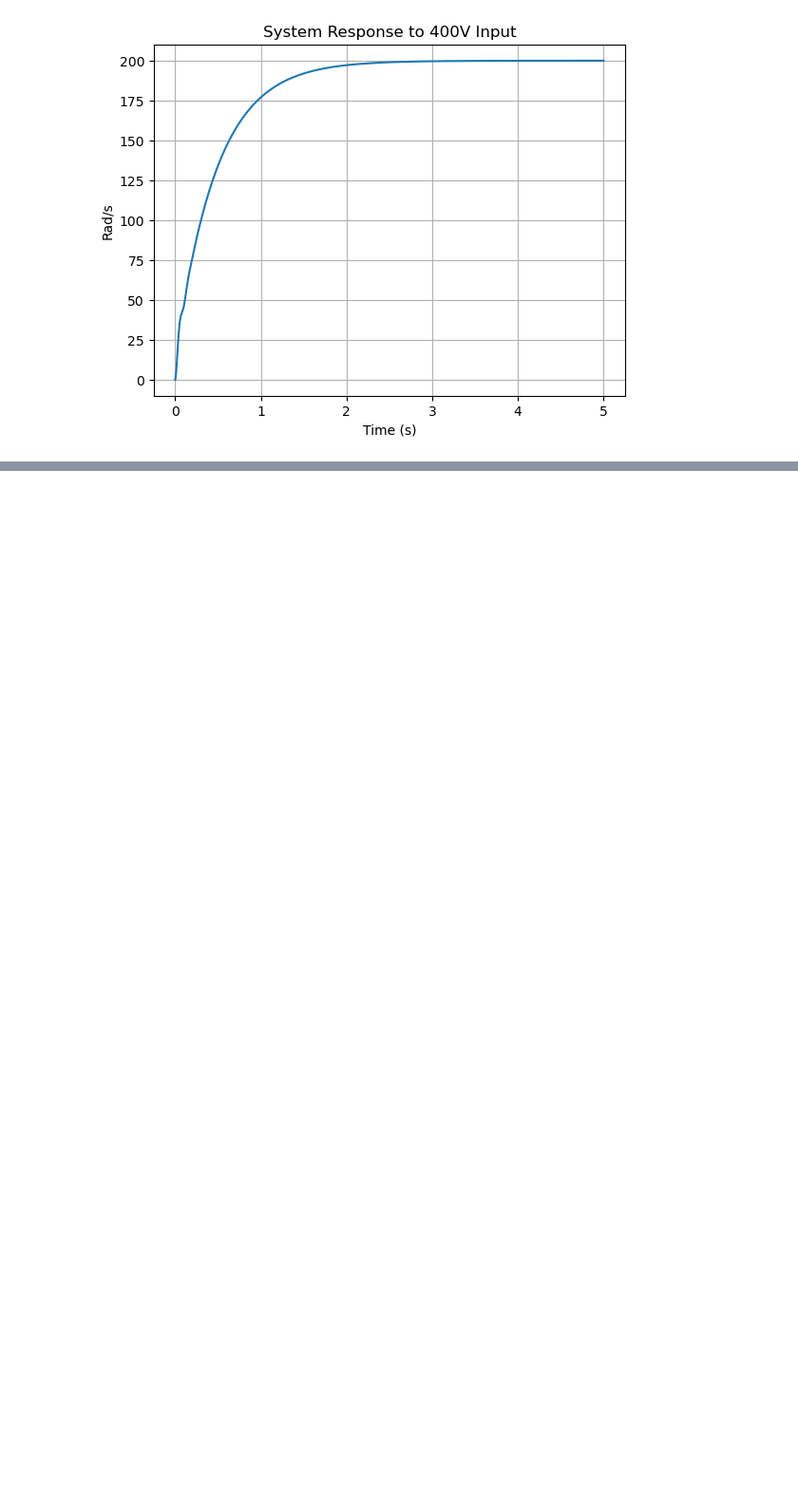
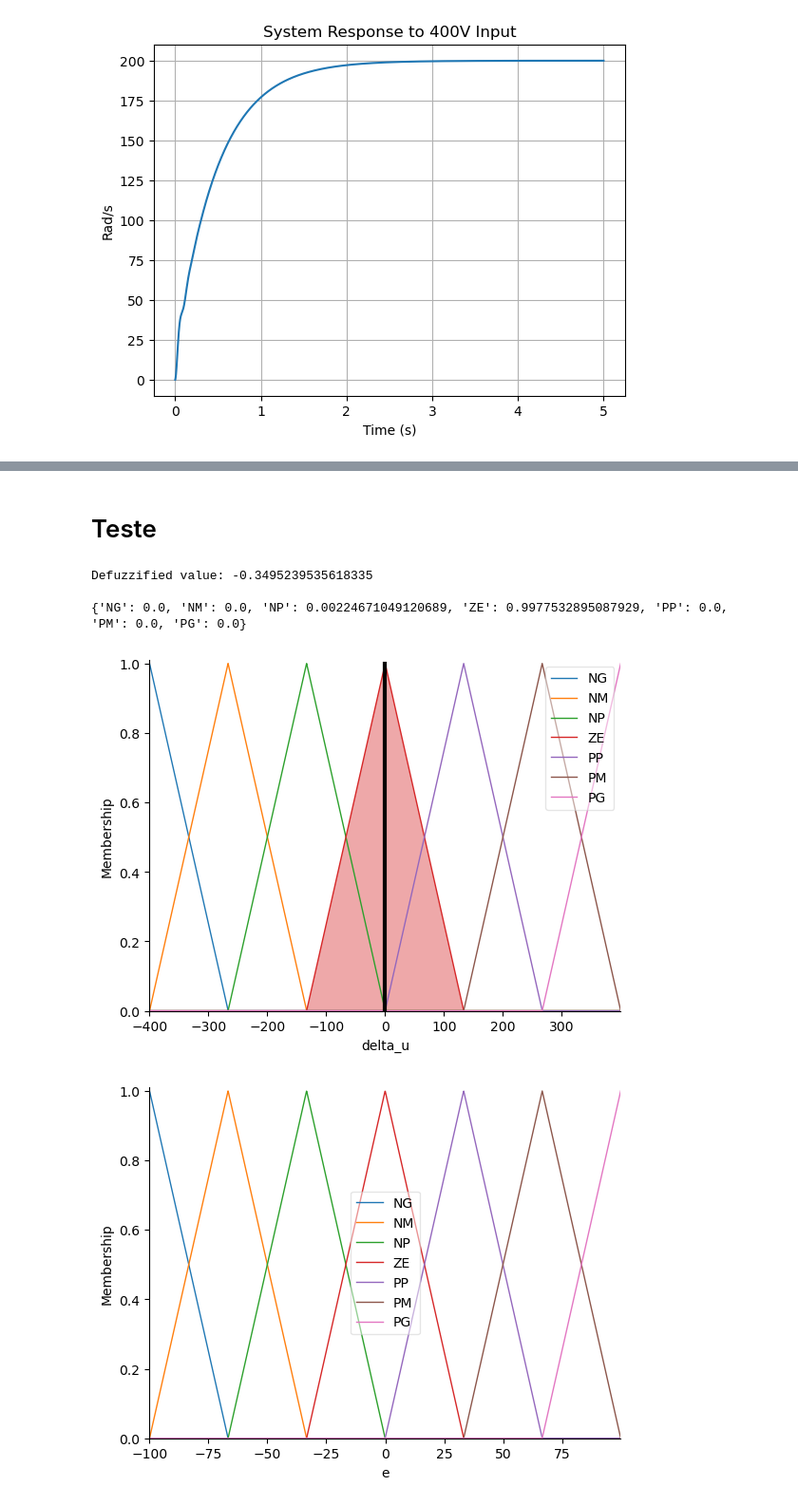
Before and after one commit to Nielo-47/ICA, a Jupyter notebook: fuzzy_dc_motor.ipynb, the cells around one changed output, grey strips where cells are left out. Shown: that part at 95% size. Drawn from its saved outputs; the diff is of its cells as text; code cells hidden in the pictures; blank space fills up the shorter version.

```diff
--- a/fuzzy_dc_motor.ipynb
+++ b/fuzzy_dc_motor.ipynb
@@ -270,0 +351,66 @@ plt.show()
+# %% [markdown]
+# Teste
+# %%
+import numpy as np
+import skfuzzy as fuzz
+from skfuzzy import control as ctrl
+
+# Definindo as variáveis fuzzy
+e = ctrl.Antecedent(np.arange(-100, 100, 0.1), 'e')
+delta_u = ctrl.Consequent(np.arange(-400, 400, 0.1),'delta_u')
+
+# Definindo as funções de pertinência
+CODIGOS = ['NG', 'NM', 'NP', 'ZE', 'PP', 'PM', 'PG']
+
+e.automf(names=CODIGOS)
+delta_u.automf(names=CODIGOS)
+# e['NG'] = fuzz.trimf(e.universe, [-100, -100, -60])
+# e['NM'] = fuzz.trimf(e.universe, [-75, -45, -15])
+# e['NP'] = fuzz.trimf(e.universe, [-30, -15, 0])
+# e['ZE'] = fuzz.trimf(e.universe, [-2, 0, 2])
+# e['PP'] = fuzz.trimf(e.universe, [0, 15, 30])
+# e['PM'] = fuzz.trimf(e.universe, [15, 45, 75])
+# e['PG'] = fuzz.trimf(e.universe, [60, 100, 100])
+
+
+# delta_u['ZE'] = fuzz.trimf(delta_u.universe, [-202, -200, -198])
+
+# Criando as regras fuzzy
+rules = [
+    ctrl.Rule(e['NG'], delta_u['PG']),
+    ctrl.Rule(e['NM'], delta_u['PM']),
+    ctrl.Rule(e['NP'], delta_u['PP']),
+    ctrl.Rule(e['ZE'], delta_u['ZE']),
+    ctrl.Rule(e['PG'], delta_u['NG']),
+    ctrl.Rule(e['PM'], delta_u['NM']),
+    ctrl.Rule(e['PP'], delta_u['NP']),
+]
+
+# Criando o sistema de controle
+control_system = ctrl.ControlSystem(rules)
+
+# Simulando o sistema
+fuzzy_sim = ctrl.ControlSystemSimulation(control_system)
+
+# Definindo entradas e computando
+fuzzy_sim.input['e'] = 0
+fuzzy_sim.compute()
+
+# Obtendo o resultado
+fuzzy_sim.output['delta_u']
+
+print(f"Defuzzified value: {fuzzy_sim.output['delta_u']}\n")
+m = {}
+for label in delta_u.terms:
+    membership_value = fuzz.interp_membership(delta_u.universe, delta_u[label].mf, fuzzy_sim.output["delta_u"])
+    m[label] = membership_value
+
+print(m)
+delta_u.view(sim=fuzzy_sim);
+e.view();
+# %% [output]
+Defuzzified value: -0.3495239535618335
+
+{'NG': 0.0, 'NM': 0.0, 'NP': 0.00224671049120689, 'ZE': 0.9977532895087929, 'PP': 0.0, 'PM': 0.0, 'PG': 0.0}
+[figure, added]
+[figure, added]
```
Also changed, not shown: parts of 10 cells of this notebook.
